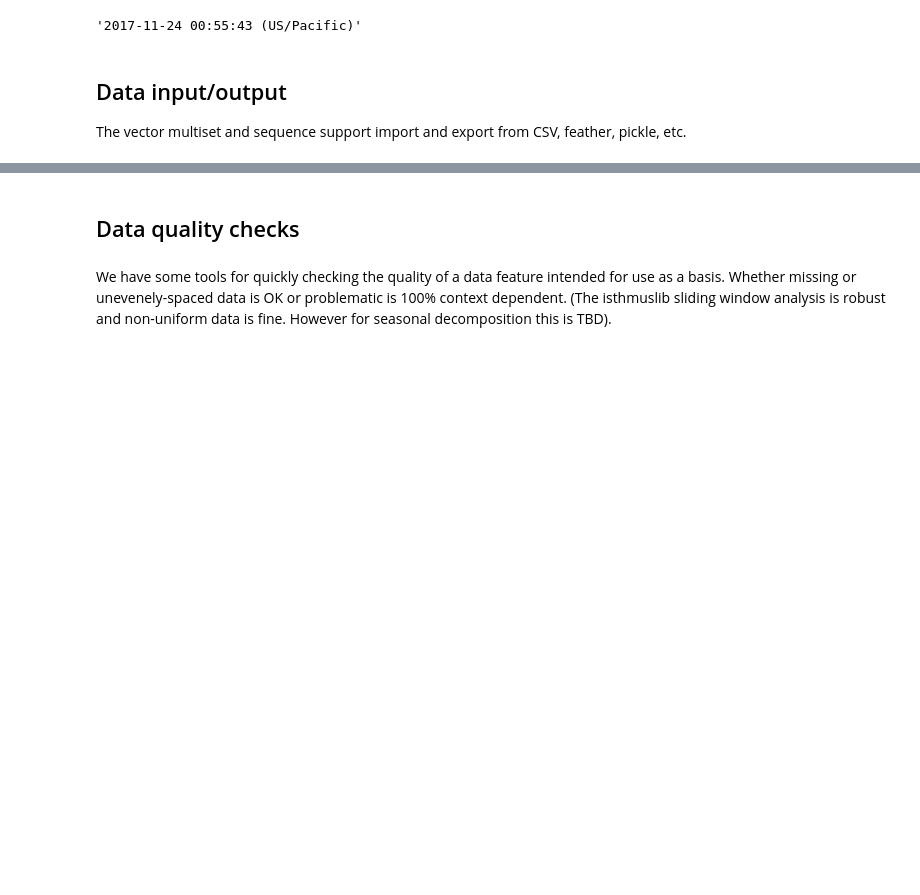
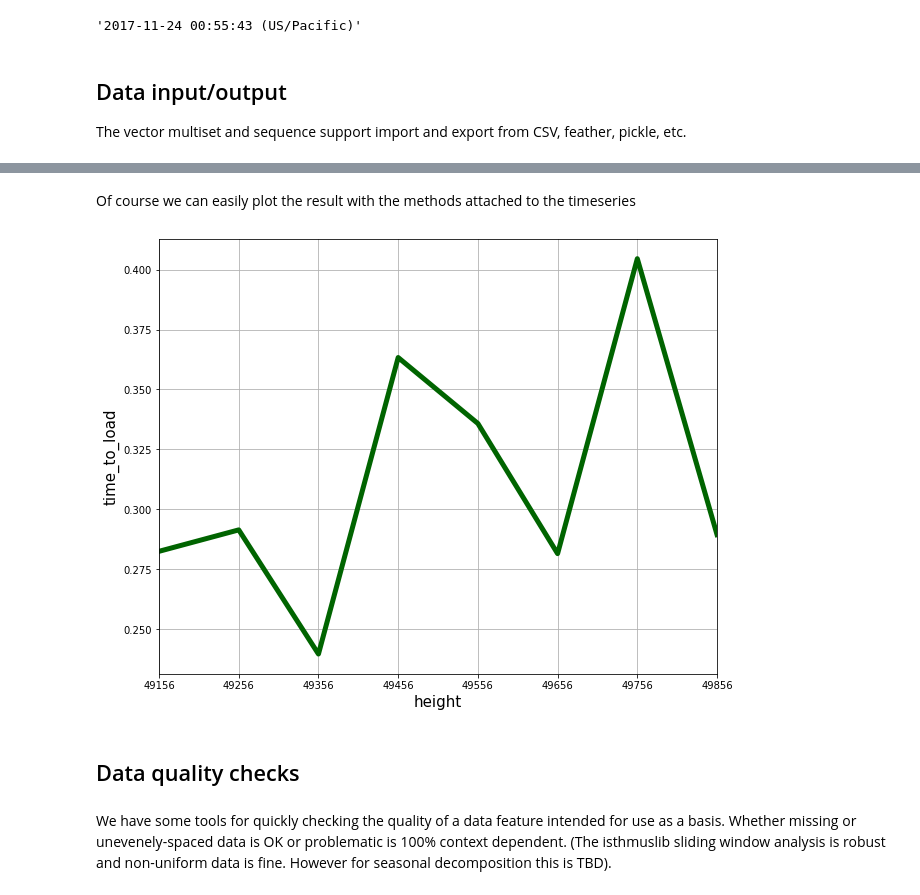
Before and after one commit to Mitchellpkt/python-isthmuslib, a Jupyter notebook: isthmuslib_tutorial.ipynb, the cells around one changed output, grey strips where cells are left out. Saved outputs shown, nothing was run; the diff lists cells and outputs as text; code cells hidden in the pictures; blank space fills up the shorter version.

```diff
--- a/isthmuslib_tutorial.ipynb
+++ b/isthmuslib_tutorial.ipynb
@@ -327,0 +325,27 @@ f"hello [<<{x=}>>] world"
+# %%
+log: str = """
+log-2018-08-31-20-07-29:2018-08-31 20:07:24.748	[P2P2]	INFO protocol_handler.inl:1171	[1;33m[80.241.216.213:18080 OUT]  Synced 49156/1651224 (0.282567 sec, 353.898367 blocks/sec), 99.548294 MB [49255:o][0m
+log-2018-08-31-20-07-29:2018-08-31 20:07:25.040	[P2P2]	INFO protocol_handler.inl:1171	[1;33m[80.241.216.213:18080 OUT]  Synced 49256/1651224 (0.291497 sec, 343.056704 blocks/sec), 99.046715 MB [49355:][0m
+log-2018-08-31-20-07-29:2018-08-31 20:07:25.280	[P2P2]	INFO protocol_handler.inl:1171	[1;33m[80.241.216.213:18080 OUT]  Synced 49356/1651224 (0.239763 sec, 417.078532 blocks/sec), 98.918274 MB [49455:oo][0m
+log-2018-08-31-20-07-29:2018-08-31 20:07:25.644	[P2P2]	INFO protocol_handler.inl:1171	[1;33m[80.241.216.213:18080 OUT]  Synced 49456/1651224 (0.363321 sec, 275.238701 blocks/sec), 98.767830 MB [49555:o.][0m
+log-2018-08-31-20-07-29:2018-08-31 20:07:25.981	[P2P2]	INFO protocol_handler.inl:1171	[1;33m[80.241.216.213:18080 OUT]  Synced 49556/1651224 (0.335829 sec, 297.770592 blocks/sec), 98.502403 MB [49655:...][0m
+log-2018-08-31-20-07-29:2018-08-31 20:07:26.264	[P2P2]	INFO protocol_handler.inl:1171	[1;33m[80.241.216.213:18080 OUT]  Synced 49656/1651224 (0.281597 sec, 355.117420 blocks/sec), 98.384758 MB [49755:oo....][0m
+log-2018-08-31-20-07-29:2018-08-31 20:07:26.776	[P2P2]	INFO protocol_handler.inl:1171	[1;33m[80.241.216.213:18080 OUT]  Synced 49756/1651224 (0.404512 sec, 247.211455 blocks/sec), 98.054283 MB [49855:oo.....][0m
+log-2018-08-31-20-07-29:2018-08-31 20:07:27.066	[P2P2]	INFO protocol_handler.inl:1171	[1;33m[80.241.216.213:18080 OUT]  Synced 49856/1651224 (0.289512 sec, 345.408826 blocks/sec), 98.258347 MB [49955:oo.....][0m
+"""
+# %%
+# Set the rules for extracting the vectors
+record_delimiter: str = 'lo'
+tokens_dictionary: Dict[str, Tuple[str,str]] = {
+    #varname: (left_token, right_token)
+    'date_time_stamp': ('g-',':'),
+    'height': ('Synced ', '/'),
+    'time_to_load': ('(', ' sec'),
+}
+
+# Extract the text into a timeseries
+timeseries: isli.VectorMultiset = isli.extract_text_to_vector(log,
+                                                              record_delimiter=record_delimiter,
+                                                              tokens_dictionary=tokens_dictionary)
+# Peek the result
+timeseries.data
@@ -328,3 +362,10 @@ f"hello [<<{x=}>>] world"
+# %% [markdown]
+Of course we can easily plot the result with the methods attached to the timeseries
+# %%
+timeseries.data['time_to_load'] = timeseries.data['time_to_load'].astype(float)
+timeseries.scatter('height','time_to_load');
+# %% [output]
+[figure, added]
 # %% [markdown]
 ## Data quality checks
 # %% [markdown]
```
Also changed, not shown: parts of 10 cells of this notebook.
